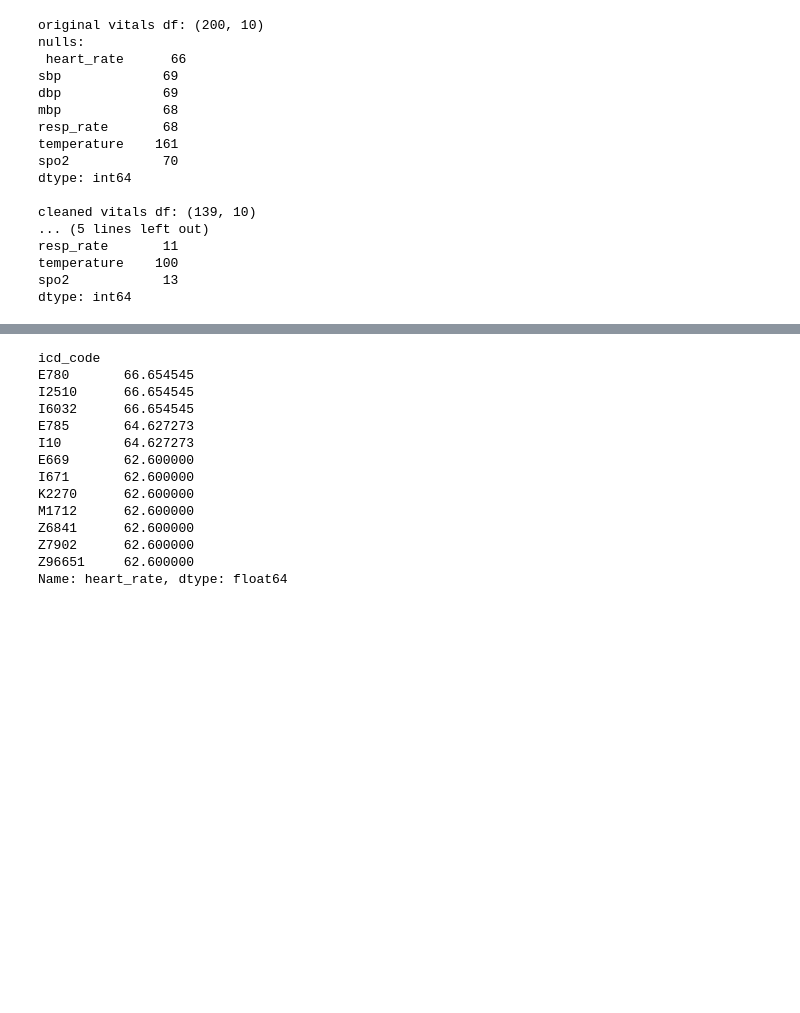
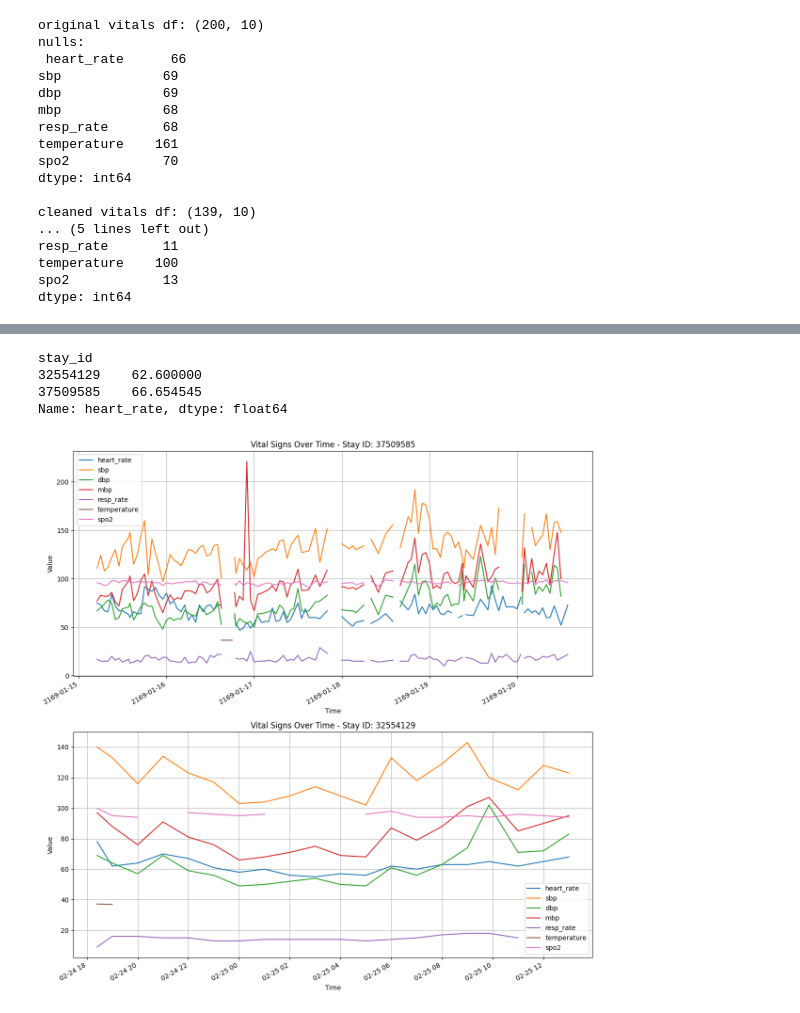
Before and after one commit to scscodes/standalone-notebooks, a Jupyter notebook: analysis-alt.ipynb, the cells around one changed output, grey strips where cells are left out. Cells and saved outputs as stored; diff of their text form; code cells hidden in the pictures; blank space fills up the shorter version.

```diff
--- a/analysis-alt.ipynb
+++ b/analysis-alt.ipynb
@@ -221,20 +201,33 @@ heart_rate_trends = stay_vitals_and_diag.groupby('icd_code')['heart_rate'].mean(
 
 # Example: Trends in prescriptions by average blood pressure
 bp_prescription_trends = stay_vitals_and_rx.groupby('pharmacy_id')['mbp'].mean()
-# %%
-heart_rate_trends
-# %% [output]
-icd_code
-E780       66.654545
-I2510      66.654545
-I6032      66.654545
-E785       64.627273
-I10        64.627273
-E669       62.600000
-I671       62.600000
-K2270      62.600000
-M1712      62.600000
-Z6841      62.600000
-Z7902      62.600000
-Z96651     62.600000
-Name: heart_rate, dtype: float64
+# %%
+heart_rate_trends
+# %% [output]
+stay_id
+32554129    62.600000
+37509585    66.654545
+Name: heart_rate, dtype: float64
+# %%
+# Create a figure with subplots for each stay_id
+stay_ids = v_df['stay_id'].unique()
+fig, axes = plt.subplots(len(stay_ids), 1, figsize=(12, 6*len(stay_ids)))
+
+# Plot vitals for each stay_id
+for idx, stay_id in enumerate(stay_ids):
+    stay_data = v_df[v_df['stay_id'] == stay_id]
+
+    # Plot each vital sign
+    for vital in vital_cols:
+        stay_data[vital].plot(ax=axes[idx], label=vital)
+
+    axes[idx].set_title(f'Vital Signs Over Time - Stay ID: {stay_id}')
+    axes[idx].set_xlabel('Time')
+    axes[idx].set_ylabel('Value')
+    axes[idx].legend()
+    axes[idx].grid(True)
+
+plt.tight_layout()
+plt.show()
+# %% [output]
+[figure, added]
```
Also changed, not shown: parts of 8 cells of this notebook, 6 other files.
